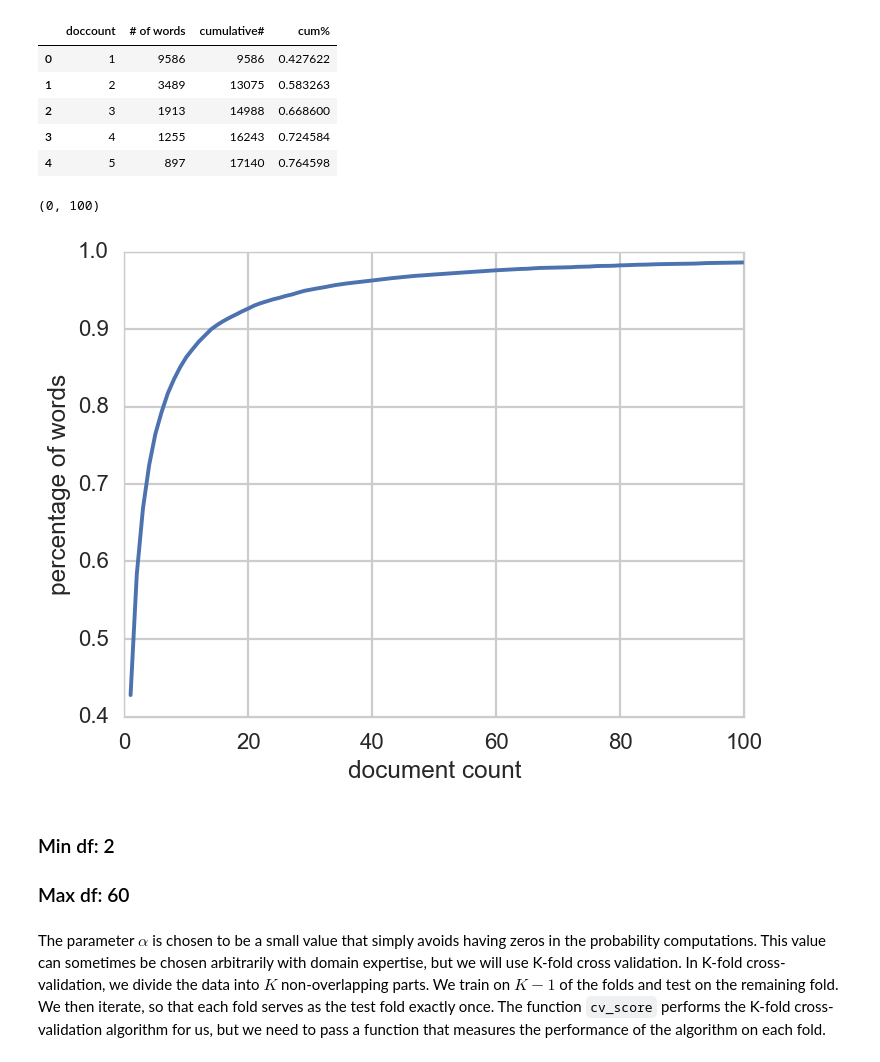
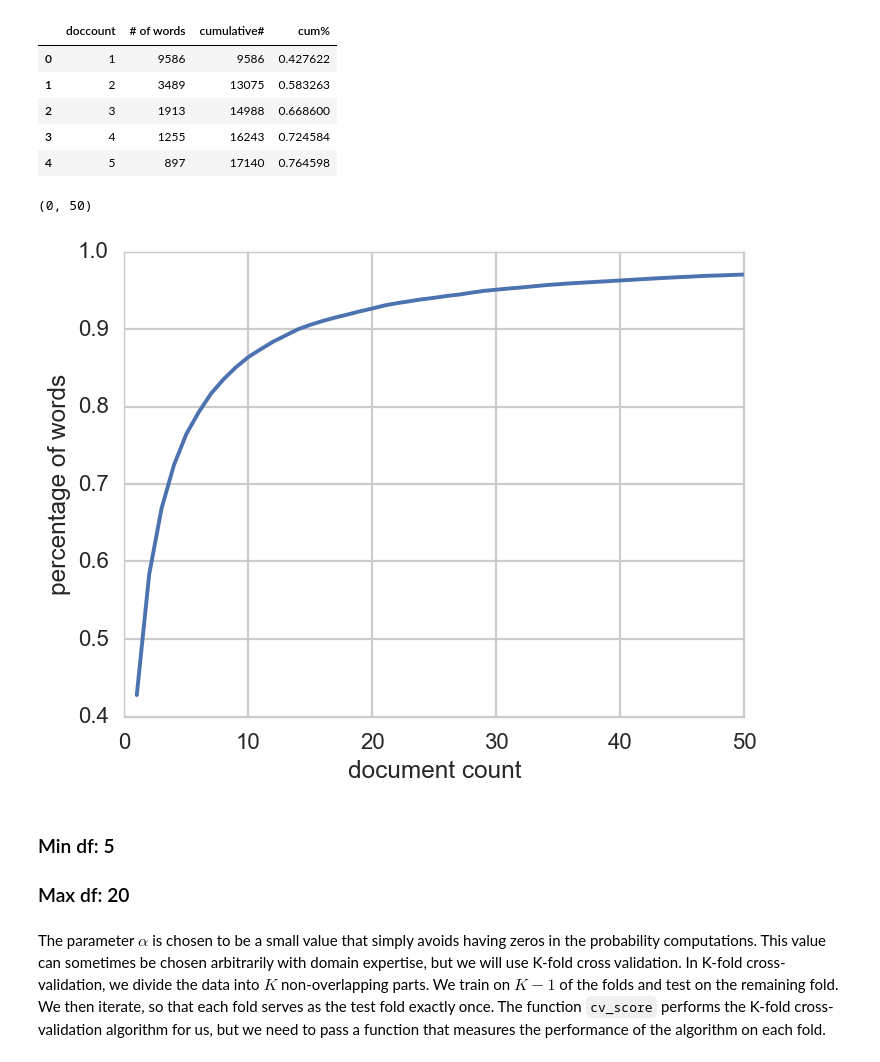
Before and after one commit to saminfeld/Springboard, a Jupyter notebook: Exercises/Machine Learning/Predicting Movie Ratings/naive_bayes/Mini_Project_Naive_Bayes.ipynb, the cells around one changed output. Saved outputs shown, nothing was run; the diff lists cells and outputs as text; code cells hidden in the pictures.

```diff
--- a/Exercises/Machine Learning/Predicting Movie Ratings/naive_bayes/Mini_Project_Naive_Bayes.ipynb
+++ b/Exercises/Machine Learning/Predicting Movie Ratings/naive_bayes/Mini_Project_Naive_Bayes.ipynb
@@ -333,19 +332,19 @@ doc_frequency.head()
 # %%
 fig = plt.figure(figsize=(8,6))
 ax1 = fig.add_subplot(1,1,1)
 
 x = doc_frequency['doccount']
 y= doc_frequency['cum%']
 ax1.plot(x,y)
 plt.xlabel('document count')
 plt.ylabel('percentage of words')
-plt.xlim(0,100)
+plt.xlim(0,50)
 # %% [output]
-(0, 100)
+(0, 50)
-[figure, old version]
+[figure, new version]
 # %% [markdown]
-### Min df: 2
-### Max df: 60
+### Min df: 5
+### Max df: 20
 # %% [markdown]
 The parameter $\alpha$ is chosen to be a small value that simply avoids having zeros in the probability computations. This value can sometimes be chosen arbitrarily with domain expertise, but we will use K-fold cross validation. In K-fold cross-validation, we divide the data into $K$ non-overlapping parts. We train on $K-1$ of the folds and test on the remaining fold. We then iterate, so that each fold serves as the test fold exactly once. The function `cv_score` performs the K-fold cross-validation algorithm for us, but we need to pass a function that measures the performance of the algorithm on each fold.
 # %%
```
Also changed, not shown: parts of 24 cells of this notebook, 15 other files.
